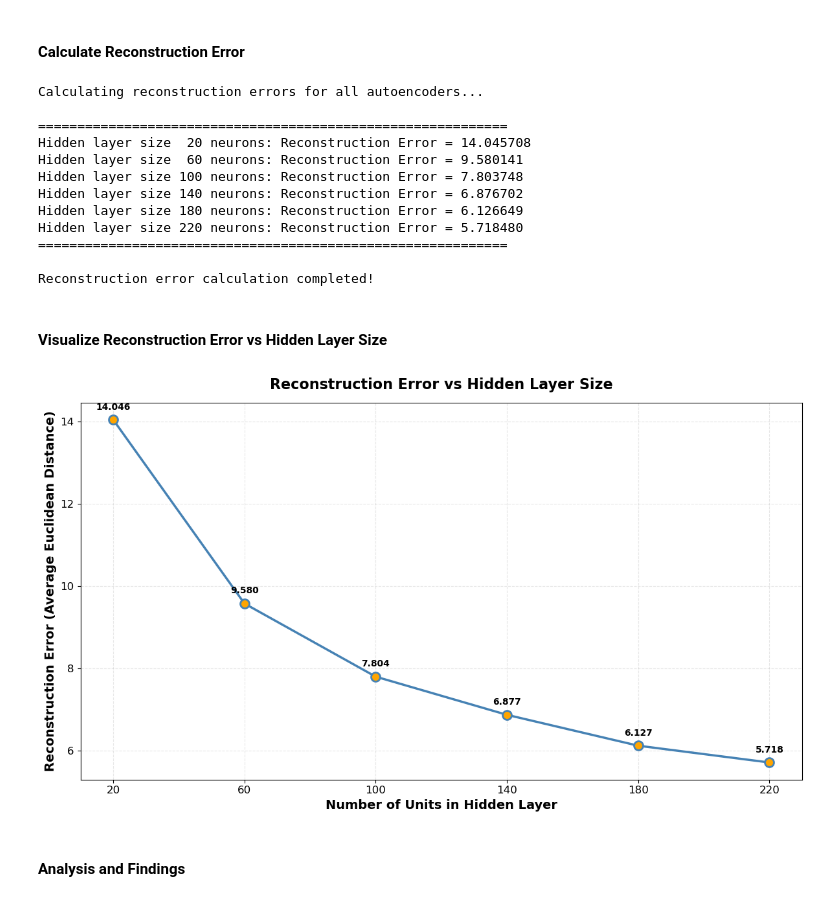
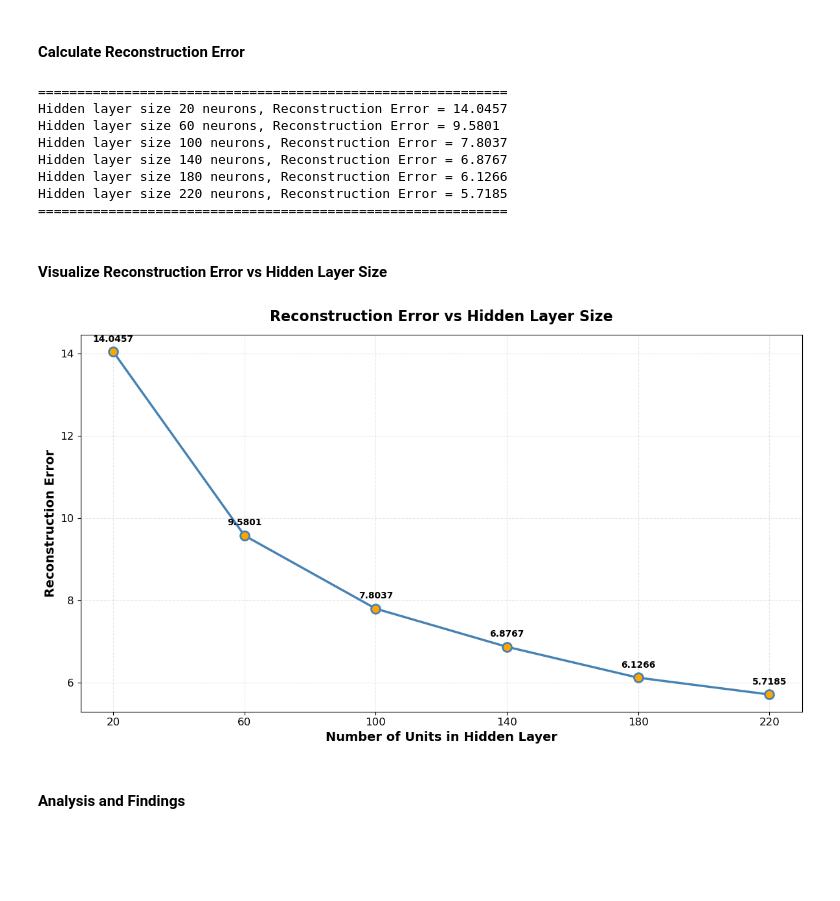
Before and after one commit to MinGGGoD/ML_ASS, a Jupyter notebook: ASS2/35224436_YIMING_ZHANG_a2_sec3.ipynb, the cells around one changed output. Drawn from its saved outputs; the diff is of its cells as text; code cells hidden in the pictures; blank space fills up the shorter version.

```diff
--- a/ASS2/35224436_YIMING_ZHANG_a2_sec3.ipynb
+++ b/ASS2/35224436_YIMING_ZHANG_a2_sec3.ipynb
@@ -205,14 +207,11 @@ def train_autoencoder(X_train,hidden,activation='Tanh',epochs=10, trace=True, de
 # %%
 # Train autoencoders with different hidden layer sizes
-# Hidden layer sizes: 20, 60, 100, 140, 180, 220 (step size 40)
-
 hidden_sizes = list(range(20, 221, 40))  # [20, 60, 100, 140, 180, 220]
-print(f"Training autoencoders with hidden layer sizes: {hidden_sizes}\n")
 
 # Training parameters
 epochs = 50
 lr = 0.001
-activation = 'Tanh'
+activation = "Tanh"
 
 # Store models and losses
 autoencoder_models = {}
@@ -222,21 +221,19 @@ autoencoder_losses = {}
 for hidden_size in hidden_sizes:
     print(f"\n{'='*60}")
     print(f"Training autoencoder with {hidden_size} hidden neurons")
-    print(f"{'='*60}")
-
     model, losses = train_autoencoder(
         X_train=X_autoencoder,
         hidden=[hidden_size],
         activation=activation,
         epochs=epochs,
         lr=lr,
-        trace=True
+        trace=True,
     )
 
     autoencoder_models[hidden_size] = model
     autoencoder_losses[hidden_size] = losses
 
-    print(f"Final loss for {hidden_size} neurons: {losses[-1]:.6f}")
+    print(f"{'='*60}")
 
 print(f"\n{'='*60}")
 print(f"Training completed for all autoencoders!")
@@ -305,10 +303,6 @@ def calculate_reconstruction_error(model, X_data):
     # Prepare data (normalize it the same way as during training)
     X_normalized = normalize(X_data.astype(np.float32))
     X_tensor = torch.tensor(X_normalized)
-
-    # Move to the same device as model
-    device = next(model.parameters()).device
-    X_tensor = X_tensor.to(device)
 
     # Get model predictions (reconstructions)
     model.eval()  # Set to evaluation mode
@@ -328,63 +322,54 @@ def calculate_reconstruction_error(model, X_data):
 # Calculate reconstruction error for each autoencoder model
 reconstruction_errors = {}
 
-print("Calculating reconstruction errors for all autoencoders...\n")
 print("=" * 60)
 
 for hidden_size in hidden_sizes:
     model = autoencoder_models[hidden_size]
     error = calculate_reconstruction_error(model, X_autoencoder)
     reconstruction_errors[hidden_size] = error
-    print(f"Hidden layer size {hidden_size:3d} neurons: Reconstruction Error = {error:.6f}")
+    print(f"Hidden layer size {hidden_size} neurons, Reconstruction Error = {error:.4f}")
 
 print("=" * 60)
-print("\nReconstruction error calculation completed!")
 # %% [output]
-Calculating reconstruction errors for all autoencoders...
-
 ============================================================
-Hidden layer size  20 neurons: Reconstruction Error = 14.045708
-Hidden layer size  60 neurons: Reconstruction Error = 9.580141
-Hidden layer size 100 neurons: Reconstruction Error = 7.803748
-Hidden layer size 140 neurons: Reconstruction Error = 6.876702
-Hidden layer size 180 neurons: Reconstruction Error = 6.126649
-Hidden layer size 220 neurons: Reconstruction Error = 5.718480
+Hidden layer size 20 neurons, Reconstruction Error = 14.0457
+Hidden layer size 60 neurons, Reconstruction Error = 9.5801
+Hidden layer size 100 neurons, Reconstruction Error = 7.8037
+Hidden layer size 140 neurons, Reconstruction Error = 6.8767
+Hidden layer size 180 neurons, Reconstruction Error = 6.1266
+Hidden layer size 220 neurons, Reconstruction Error = 5.7185
 ============================================================
-
-Reconstruction error calculation completed!
 # %% [markdown]
 #### Visualize Reconstruction Error vs Hidden Layer Size
 # %%
 # Plot reconstruction error vs number of hidden neurons
 plt.figure(figsize=(12, 7))
 
 # Extract values for plotting
 hidden_neurons = list(reconstruction_errors.keys())
 errors = list(reconstruction_errors.values())
 
 # Create line plot with markers
 plt.plot(hidden_neurons, errors, marker='o', markersize=10, linewidth=2.5,
          color='steelblue', markerfacecolor='orange', markeredgewidth=2, markeredgecolor='steelblue')
 
 # Add value labels on each point
 for i, (neurons, error) in enumerate(zip(hidden_neurons, errors)):
-    plt.text(neurons, error + 0.2, f'{error:.3f}', ha='center', va='bottom', fontsize=10, fontweight='bold')
+    plt.text(neurons, error + 0.2, f'{error:.4f}', ha='center', va='bottom', fontsize=10, fontweight='bold')
 
 # Formatting
 plt.xlabel('Number of Units in Hidden Layer', fontsize=14, fontweight='bold')
-plt.ylabel('Reconstruction Error (Average Euclidean Distance)', fontsize=14, fontweight='bold')
+plt.ylabel('Reconstruction Error', fontsize=14, fontweight='bold')
 plt.title('Reconstruction Error vs Hidden Layer Size', fontsize=16, fontweight='bold', pad=15)
 plt.grid(True, alpha=0.3, linestyle='--')
 plt.xticks(hidden_neurons, fontsize=12)
 plt.yticks(fontsize=12)
 
-# Add a subtle background color
-ax = plt.gca()
-
 plt.tight_layout()
 plt.show()
 # %% [output]
-[figure, old version]
+[figure, new version]
 # %% [markdown]
 #### Analysis and Findings
 # %% [markdown]
```
Also changed, not shown: parts of 27 cells of this notebook.
